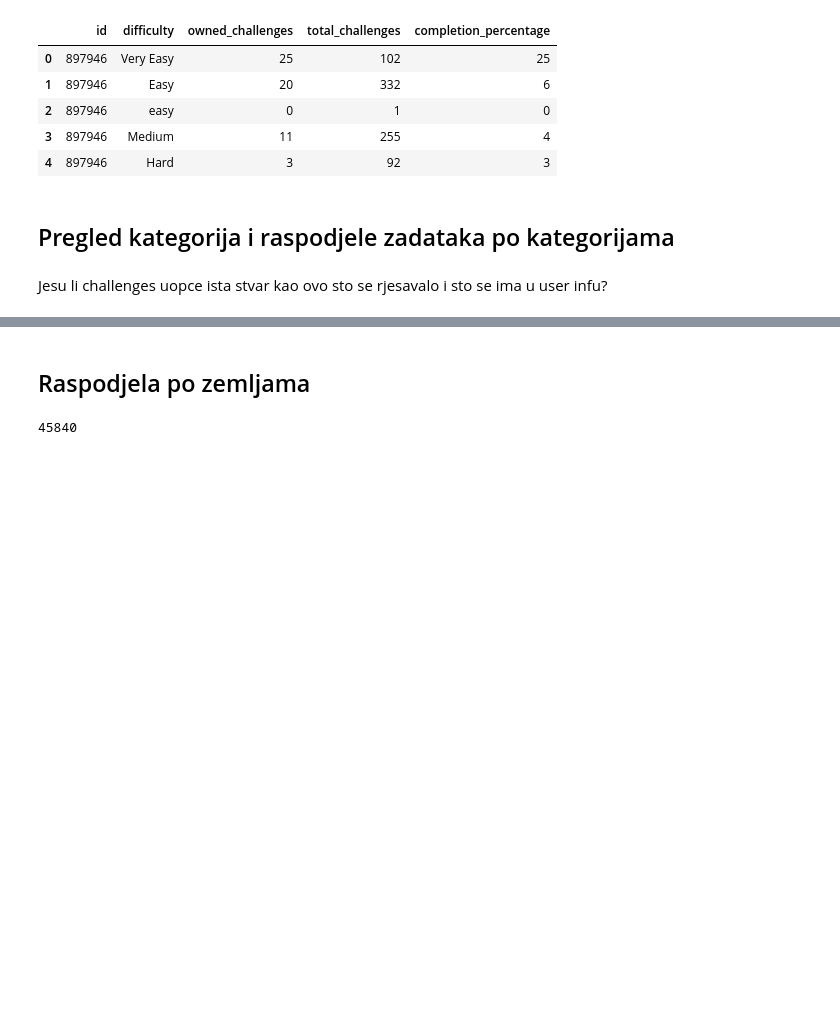
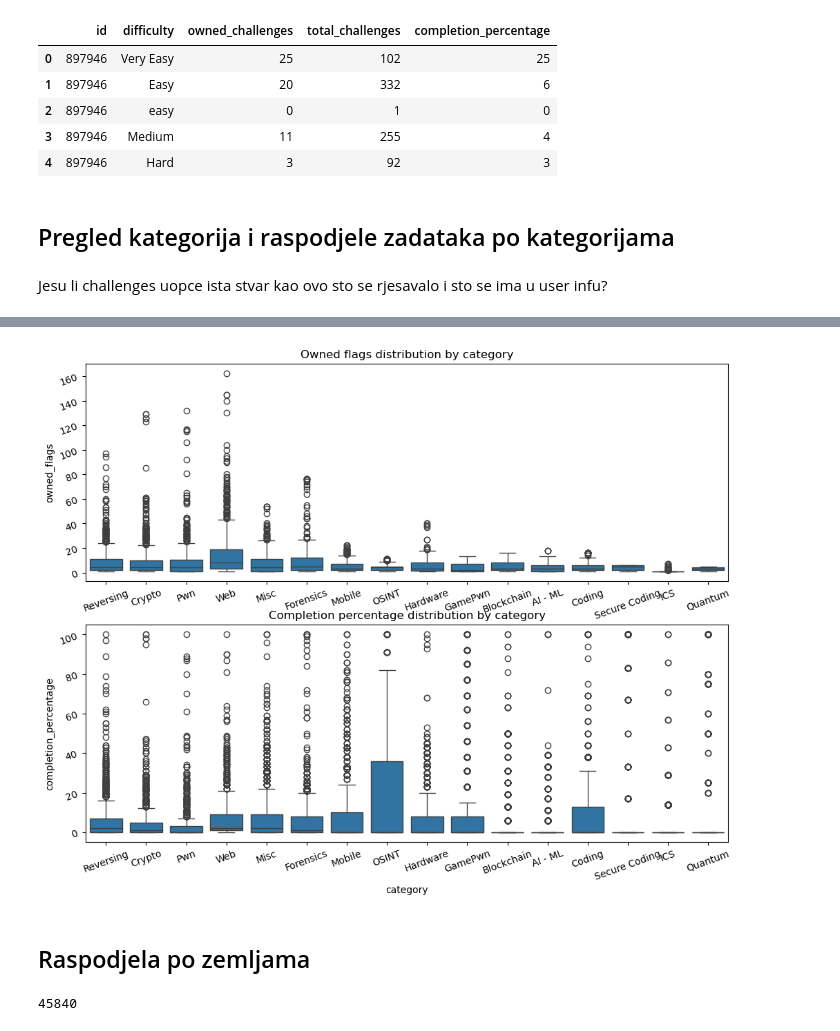
Before and after one commit to dfili/DIPRAD, a Jupyter notebook: HTB/htb_analiza.ipynb, the cells around one changed output, grey strips where cells are left out. Saved outputs shown, nothing was run; the diff lists cells and outputs as text; code cells hidden in the pictures; blank space fills up the shorter version.

Commit message:
subplots distribucije riješenosti u htb

```diff
--- a/HTB/htb_analiza.ipynb
+++ b/HTB/htb_analiza.ipynb
@@ -182,3 +239,16 @@ NameError: name 'users_categories_df' is not defined
+# %%
+fig, axes = plt.subplots(2, 1, figsize=(12, 9))
+
+sns.boxplot(x=users_categories_df["category"], y=users_categories_df["owned_flags"], ax=axes[0])
+axes[0].set_title("Owned flags distribution by category")
+axes[0].tick_params(rotation=20)
+
+
+sns.boxplot(x=users_categories_df["category"], y=users_categories_df["completion_percentage"], ax=axes[1])
+axes[1].set_title("Completion percentage distribution by category")
+axes[1].tick_params(rotation=20)
+# %% [output]
+[figure, added]
 # %% [markdown]
 ## Raspodjela po zemljama
 # %%
```
Also changed, not shown: parts of 4 cells of this notebook.
